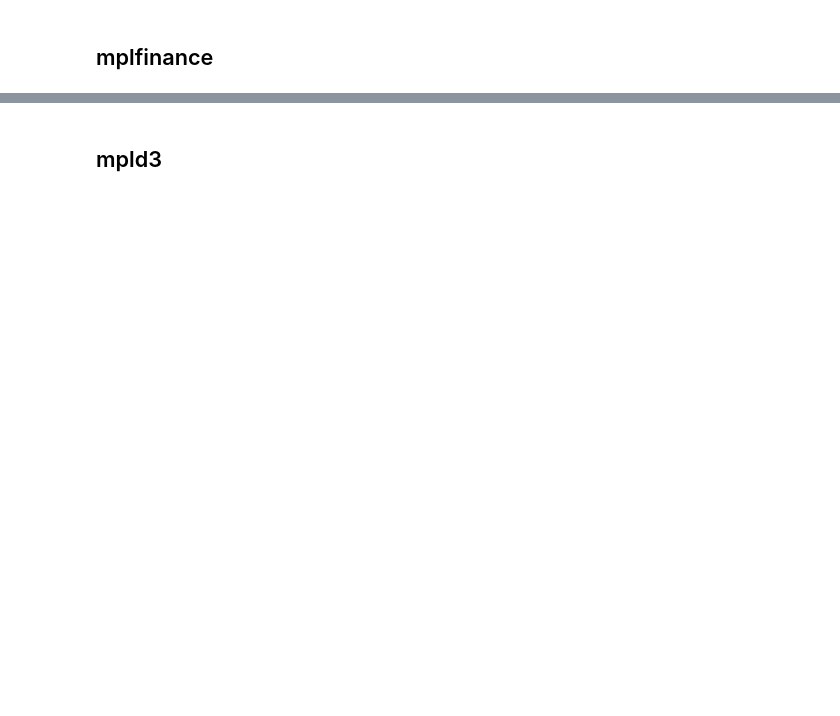
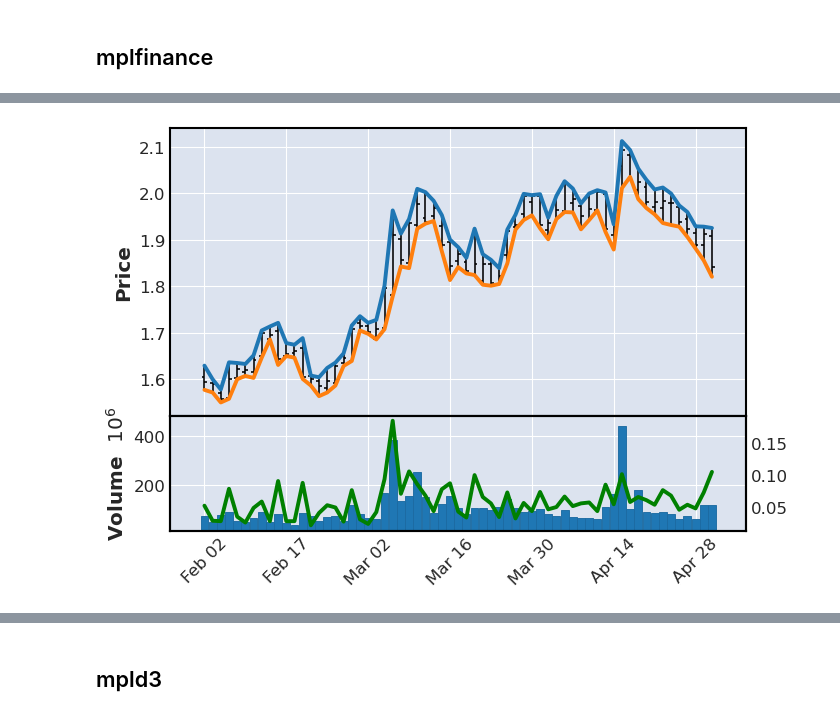
Before and after one commit to conorhamill36/viz_packages, a Jupyter notebook: notebooks/01_data_viz_libraries.ipynb, the cells around one changed output, grey strips where cells are left out. Cells and saved outputs as stored; diff of their text form; code cells hidden in the pictures; blank space fills up the shorter version.

```diff
--- a/notebooks/01_data_viz_libraries.ipynb
+++ b/notebooks/01_data_viz_libraries.ipynb
@@ -214,0 +252,8 @@ fig
+# %%
+add_plots = [
+    mpf.make_addplot(df_AAPL[["High", "Low"]]),
+    mpf.make_addplot(df_AAPL["range"], panel=1, color='g'),
+]
+mpf.plot(df_AAPL, addplot=add_plots, volume=True)
+# %% [output]
+[figure, added]
```
Also changed, not shown: parts of 27 cells of this notebook.
